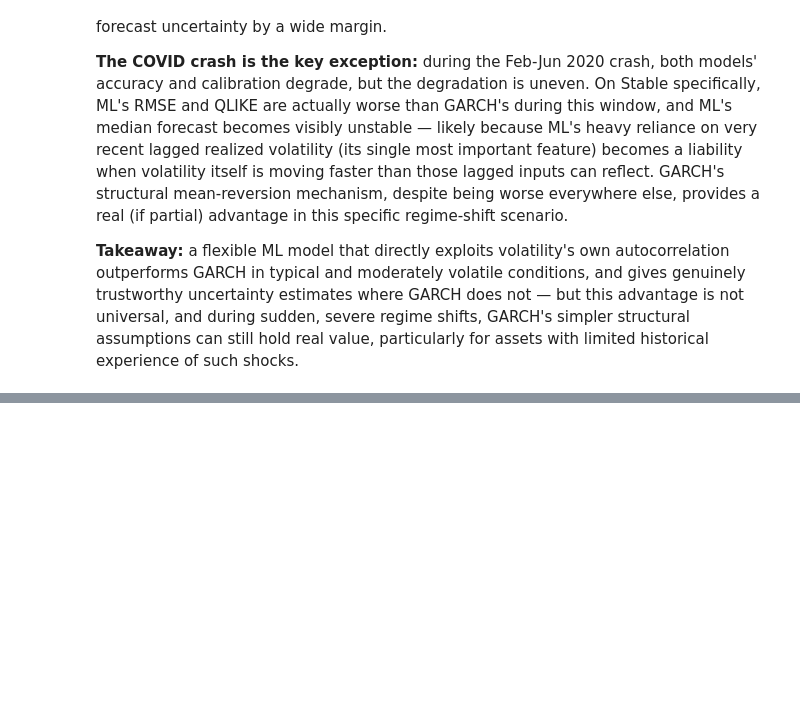
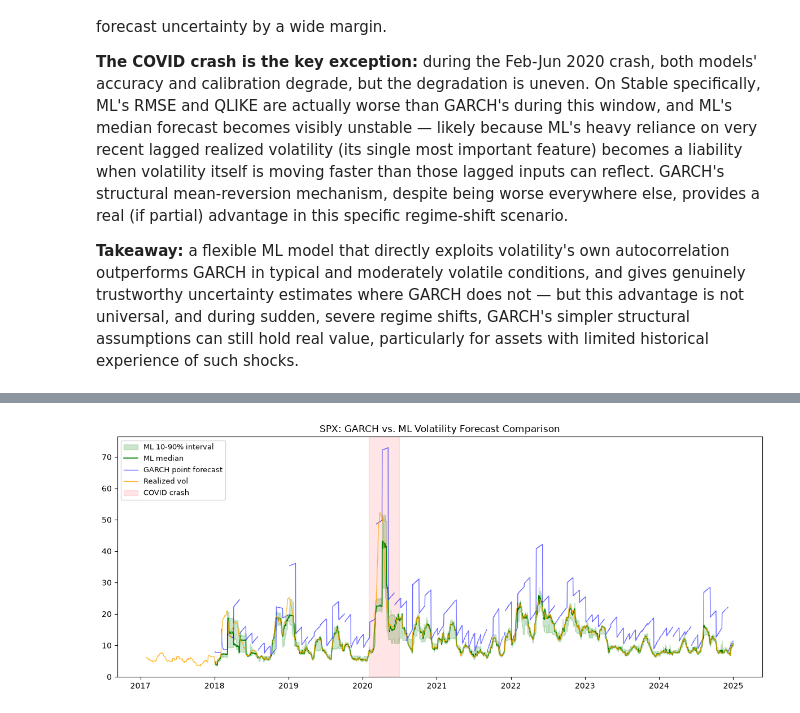
Before and after one commit to EthanB425/Volatility-forecasting-with-GARCH-vs.-ML-models, a Jupyter notebook: notebooks/06_evaluation.ipynb, the cells around one changed output, grey strips where cells are left out. Cells and saved outputs as stored; diff of their text form; code cells hidden in the pictures; blank space fills up the shorter version.

Commit message:
Added SPX comparison chart and finalize README with project findings

```diff
--- a/notebooks/06_evaluation.ipynb
+++ b/notebooks/06_evaluation.ipynb
@@ -423,0 +444,22 @@ plt.show()
+# %%
+fig, ax = plt.subplots(figsize=(12, 5))
+
+asset = "spx"
+garch_q = all_garch_quantiles[asset]
+
+ax.fill_between(ml_forecasts.index, ml_forecasts[f"{asset}_low"], ml_forecasts[f"{asset}_high"],
+                 alpha=0.2, color="green", label="ML 10-90% interval")
+ax.plot(ml_forecasts.index, ml_forecasts[f"{asset}_mid"], color="green", label="ML median", linewidth=1.2)
+ax.plot(garch_forecasts.index, garch_forecasts[asset], color="blue", alpha=0.6, label="GARCH point forecast", linewidth=1)
+ax.plot(realized_vol.index, realized_vol[asset], color="orange", alpha=0.8, label="Realized vol", linewidth=1)
+
+ax.axvspan(pd.Timestamp(crash_start), pd.Timestamp(crash_end), alpha=0.1, color="red", label="COVID crash")
+
+ax.set_title("SPX: GARCH vs. ML Volatility Forecast Comparison")
+ax.legend(loc="upper left", fontsize=9)
+
+plt.tight_layout()
+plt.savefig("../notebooks/spx_comparison.png", dpi=150, bbox_inches="tight")
+plt.show()
+# %% [output]
+[figure, added]
```
Also changed, not shown: parts of 1 cell of this notebook, 2 other files.
